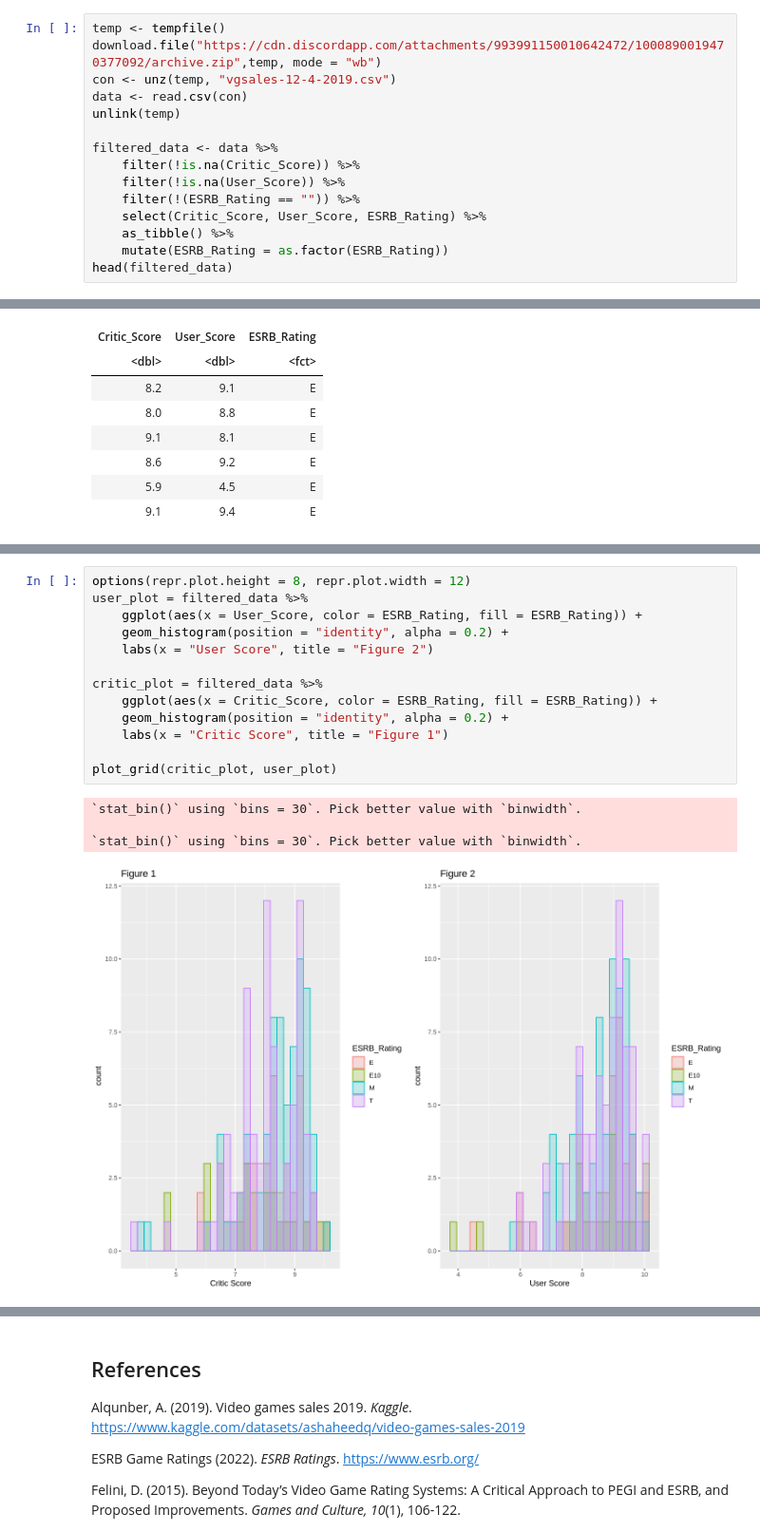
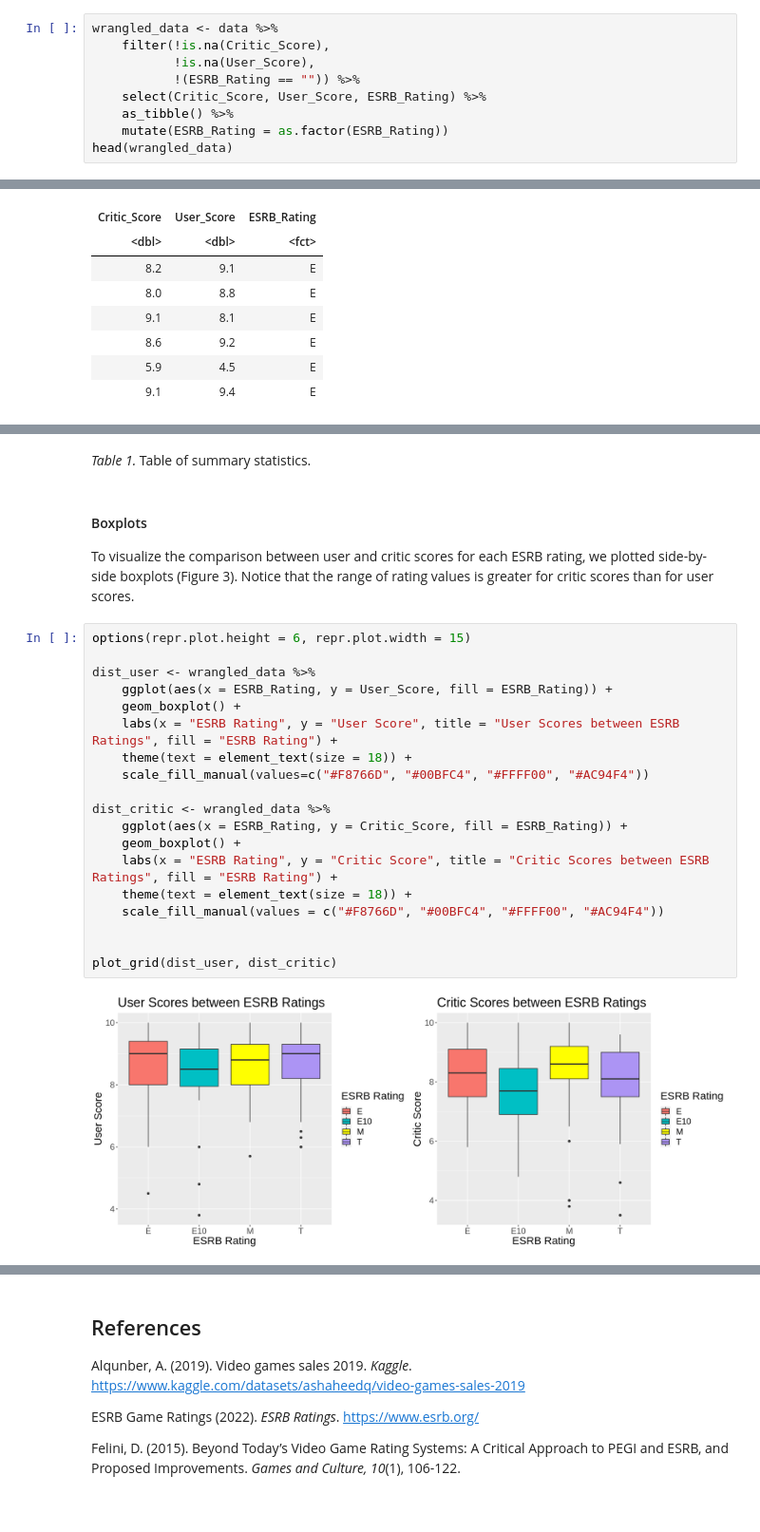
Before and after one commit to anniew02/stat201-final-project, a Jupyter notebook: project proposal/stat201-project-proposal-group15.ipynb, the cells around one changed output, grey strips where cells are left out. Shown at 95% size. Drawn from its saved outputs; the diff is of its cells as text; blank space fills up the shorter version.

```diff
--- a/project proposal/stat201-project-proposal-group15.ipynb
+++ b/project proposal/stat201-project-proposal-group15.ipynb
@@ -37,18 +52,12 @@ library(dplyr)
 # %%
-temp <- tempfile()
-download.file("https://cdn.discordapp.com/attachments/993991150010642472/1000890019470377092/archive.zip",temp, mode = "wb")
-con <- unz(temp, "vgsales-12-4-2019.csv")
-data <- read.csv(con)
-unlink(temp)
-
-filtered_data <- data %>%
-    filter(!is.na(Critic_Score)) %>%
-    filter(!is.na(User_Score)) %>%
-    filter(!(ESRB_Rating == "")) %>%
+wrangled_data <- data %>%
+    filter(!is.na(Critic_Score),
+           !is.na(User_Score),
+           !(ESRB_Rating == "")) %>%
     select(Critic_Score, User_Score, ESRB_Rating) %>%
     as_tibble() %>%
     mutate(ESRB_Rating = as.factor(ESRB_Rating))
-head(filtered_data)
+head(wrangled_data)
 # %% [output]
 A tibble: 6 × 3
 | Critic_Score | User_Score | ESRB_Rating |
@@ -75,21 +89,29 @@ A tibble: 4 × 6
 | E10 | 23 | 7.595652 | 8.265217 | 1.414689 | 1.5746886 |
 | M | 73 | 8.382192 | 8.600000 | 1.190511 | 0.8993825 |
 | T | 77 | 8.036364 | 8.644156 | 1.134844 | 0.9597825 |
+# %% [markdown]
+*Table 1.* Table of summary statistics.
+# %% [markdown]
+#### Boxplots
+To visualize the comparison between user and critic scores for each ESRB rating, we plotted side-by-side boxplots (Figure 3). Notice that the range of rating values is greater for critic scores than for user scores.
 # %%
-options(repr.plot.height = 8, repr.plot.width = 12)
-user_plot = filtered_data %>%
-    ggplot(aes(x = User_Score, color = ESRB_Rating, fill = ESRB_Rating)) +
-    geom_histogram(position = "identity", alpha = 0.2) +
-    labs(x = "User Score", title = "Figure 2")
+options(repr.plot.height = 6, repr.plot.width = 15)
 
-critic_plot = filtered_data %>%
-    ggplot(aes(x = Critic_Score, color = ESRB_Rating, fill = ESRB_Rating)) +
-    geom_histogram(position = "identity", alpha = 0.2) +
-    labs(x = "Critic Score", title = "Figure 1")
+dist_user <- wrangled_data %>%
+    ggplot(aes(x = ESRB_Rating, y = User_Score, fill = ESRB_Rating)) +
+    geom_boxplot() +
+    labs(x = "ESRB Rating", y = "User Score", title = "User Scores between ESRB Ratings", fill = "ESRB Rating") +
+    theme(text = element_text(size = 18)) +
+    scale_fill_manual(values=c("#F8766D", "#00BFC4", "#FFFF00", "#AC94F4"))
 
-plot_grid(critic_plot, user_plot)
+dist_critic <- wrangled_data %>%
+    ggplot(aes(x = ESRB_Rating, y = Critic_Score, fill = ESRB_Rating)) +
+    geom_boxplot() +
+    labs(x = "ESRB Rating", y = "Critic Score", title = "Critic Scores between ESRB Ratings", fill = "ESRB Rating") +
+    theme(text = element_text(size = 18)) +
+    scale_fill_manual(values = c("#F8766D", "#00BFC4", "#FFFF00", "#AC94F4"))
+
+
+plot_grid(dist_user, dist_critic)
 # %% [output]
-`stat_bin()` using `bins = 30`. Pick better value with `binwidth`.
-
-`stat_bin()` using `bins = 30`. Pick better value with `binwidth`.
-[figure, old version]
+[figure, new version]
```
Also changed, not shown: parts of 13 cells of this notebook, 1 other file.
